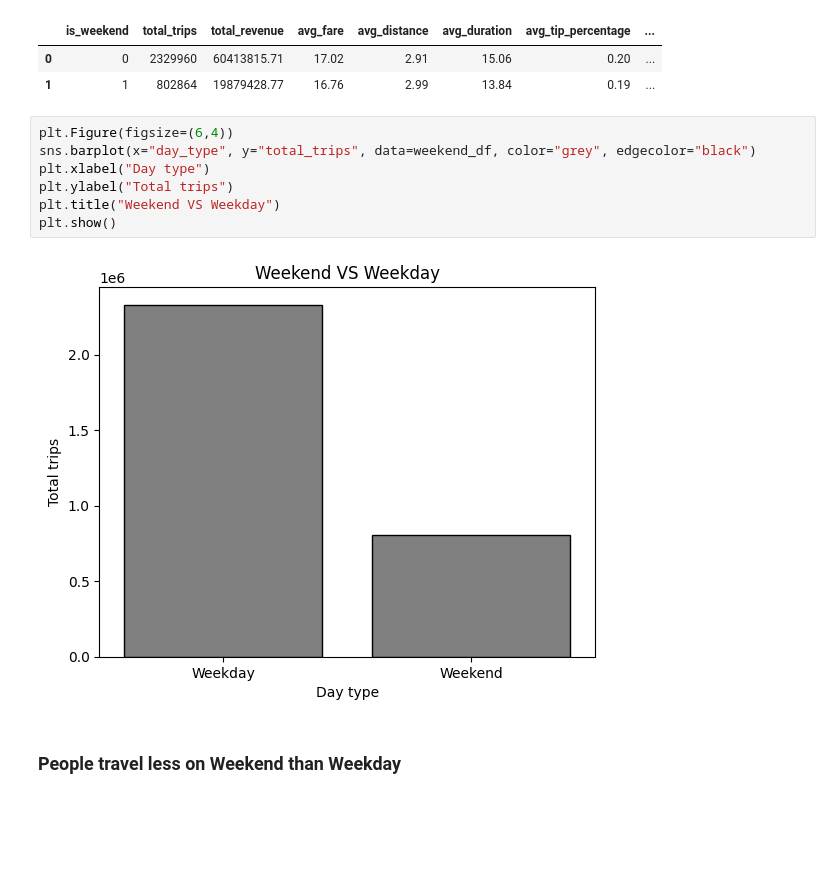
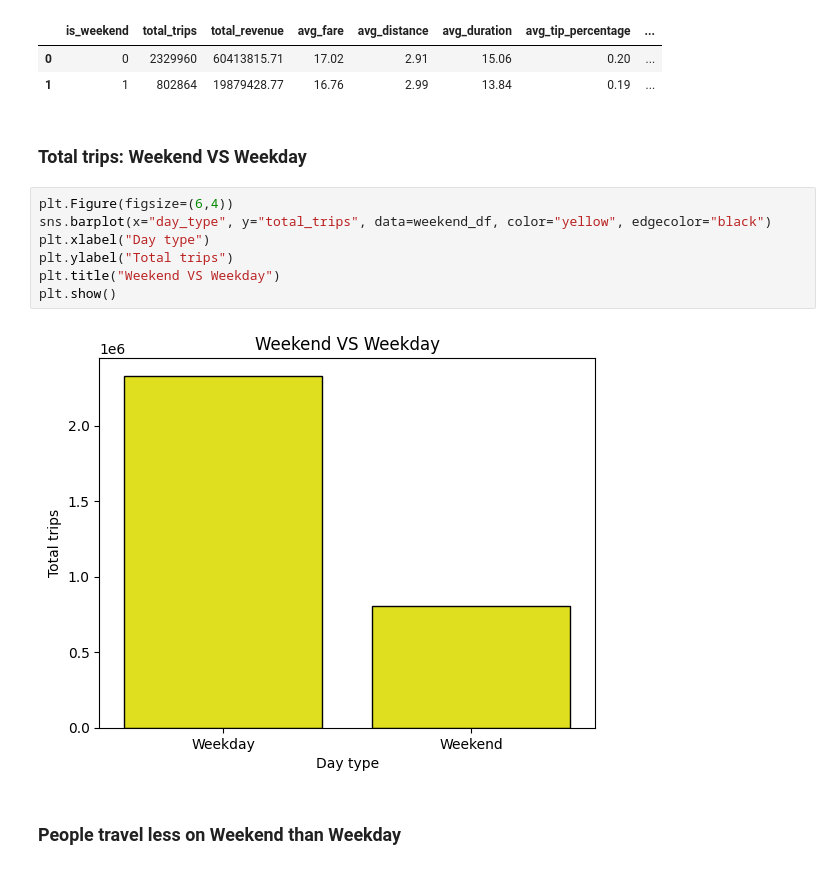
Before and after one commit to prerit0/ride-sharing-demand-intelligence, a Jupyter notebook: Notebooks/02_eda_analysis_using_SQL_&_Python.ipynb, the cells around one changed output. Saved outputs shown, nothing was run; the diff lists cells and outputs as text; blank space fills up the shorter version.

Commit message:
Insights updated for weekend vs weekday analysis

```diff
--- a/Notebooks/02_eda_analysis_using_SQL_&_Python.ipynb
+++ b/Notebooks/02_eda_analysis_using_SQL_&_Python.ipynb
@@ -150,14 +150,16 @@ weekend_df
 |  | is_weekend | total_trips | total_revenue | avg_fare | avg_distance | avg_duration | avg_tip_percentage | ... |
 | 0 | 0 | 2329960 | 60413815.71 | 17.02 | 2.91 | 15.06 | 0.20 | ... |
 | 1 | 1 | 802864 | 19879428.77 | 16.76 | 2.99 | 13.84 | 0.19 | ... |
+# %% [markdown]
+### Total trips: Weekend VS Weekday
 # %%
 plt.Figure(figsize=(6,4))
-sns.barplot(x="day_type", y="total_trips", data=weekend_df, color="grey", edgecolor="black")
+sns.barplot(x="day_type", y="total_trips", data=weekend_df, color="yellow", edgecolor="black")
 plt.xlabel("Day type")
 plt.ylabel("Total trips")
 plt.title("Weekend VS Weekday")
 plt.show()
 # %% [output]
-[figure, old version]
+[figure, new version]
 # %% [markdown]
 ### People travel less on Weekend than Weekday
```
Also changed, not shown: parts of 10 cells of this notebook, 1 other file.
